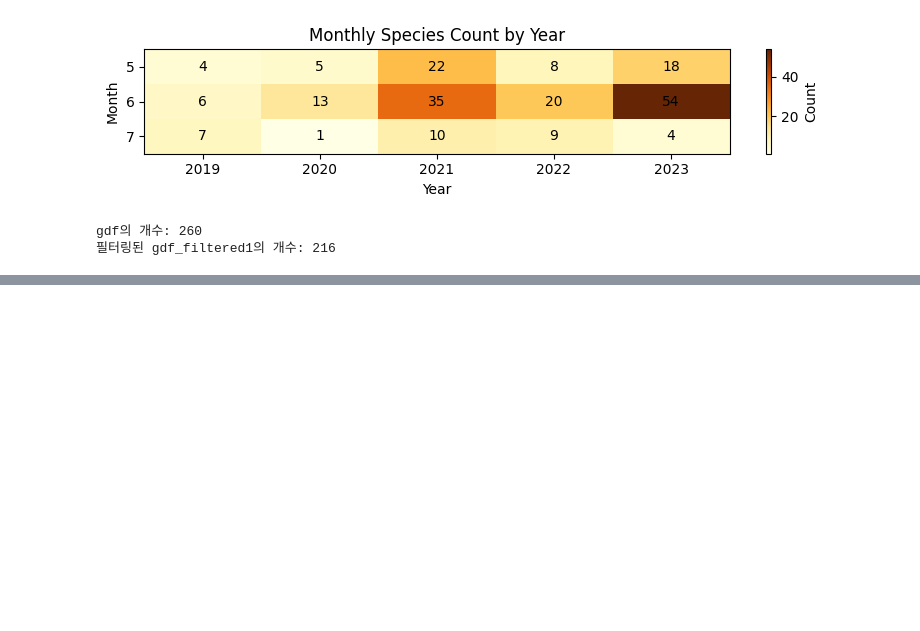
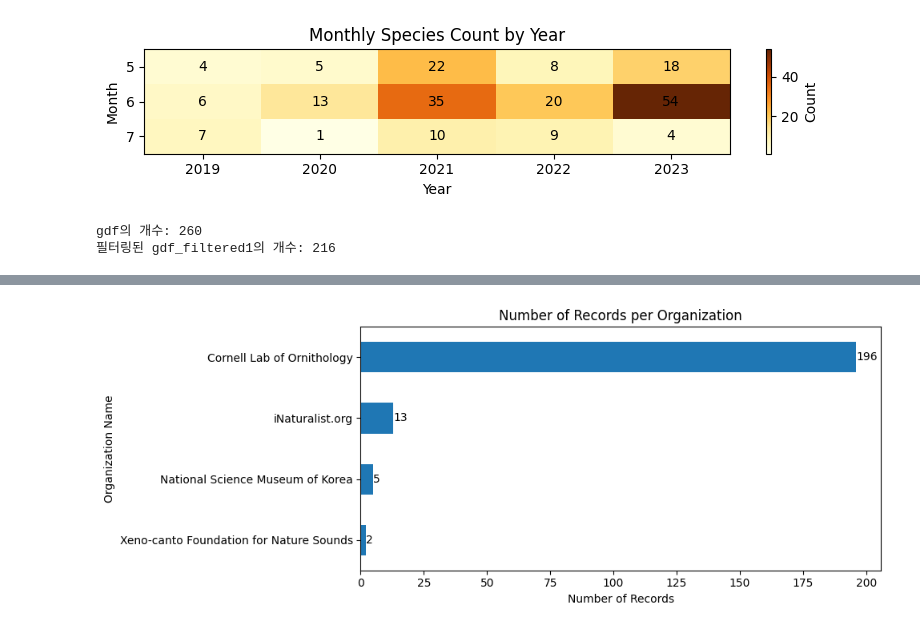
Before and after one commit to osgeokr/kari-sdm, a Jupyter notebook: 001_gbif_pitta_nympha_data_preprocessing.ipynb, the cells around one changed output, grey strips where cells are left out. Drawn from its saved outputs; the diff is of its cells as text; code cells hidden in the pictures; blank space fills up the shorter version.

```diff
--- a/001_gbif_pitta_nympha_data_preprocessing.ipynb
+++ b/001_gbif_pitta_nympha_data_preprocessing.ipynb
@@ -156,0 +162,40 @@ gdf의 개수: 260
+# %%
+# GBIF API으로 기관명을 조회하는 함수
+def get_org_name(publishingOrgKey):
+    url = f"https://api.gbif.org/v1/organization/{publishingOrgKey}"
+    response = requests.get(url)
+    if response.status_code == 200:
+        data = response.json()
+        return data.get("title", "Unknown")
+    return "Unknown"
+# %%
+# 기관별 데이터 개수 그래프
+def plot_org_counts(gdf, h_size=10):
+
+    # 각 publishingOrgKey 별 데이터 개수 계산
+    org_counts = gdf['publishingOrgKey'].value_counts()
+
+    # 기관명을 한번만 조회하여 맵핑하는 딕셔너리 생성
+    org_names = {key: get_org_name(key) for key in org_counts.index}
+
+    # 데이터 개수를 높은 순으로 정렬
+    org_counts = org_counts.sort_values(ascending=True)
+
+    # 기관명을 기준으로 그래프 그리기
+    plt.figure(figsize=(h_size, h_size - 6))
+    org_counts.index = org_counts.index.map(org_names)  # 기관명을 맵핑하여 인덱스 교체
+    org_counts.plot(kind='barh')  # 가로 막대 그래프로 변경
+    plt.title('Number of Records per Organization')
+    plt.ylabel('Organization Name')
+    plt.xlabel('Number of Records')
+
+    # 막대 위에 수치 표시
+    for index, value in enumerate(org_counts):
+        plt.text(value, index, str(value), va='center')
+
+    plt.tight_layout()
+    plt.show()
+# %%
+plot_org_counts(gdf_filtered1)
+# %% [output]
+[figure, added]
```
Also changed, not shown: parts of 2 cells of this notebook.
